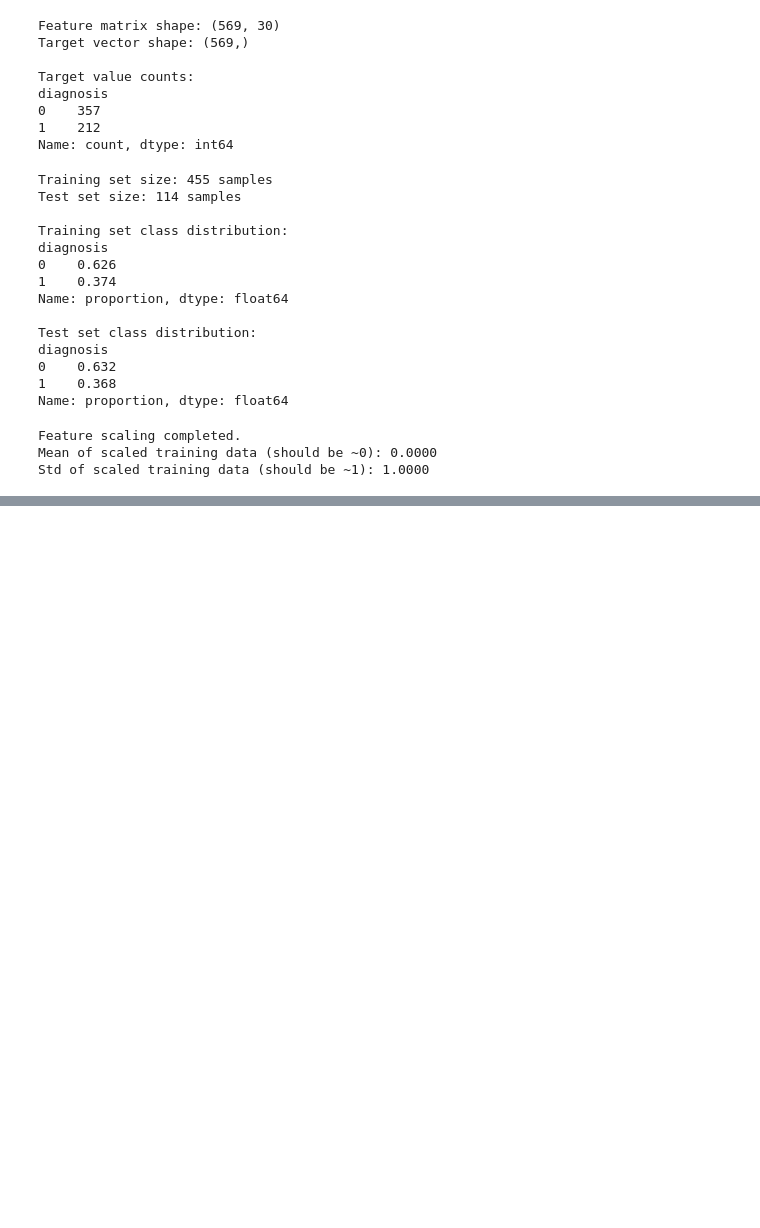
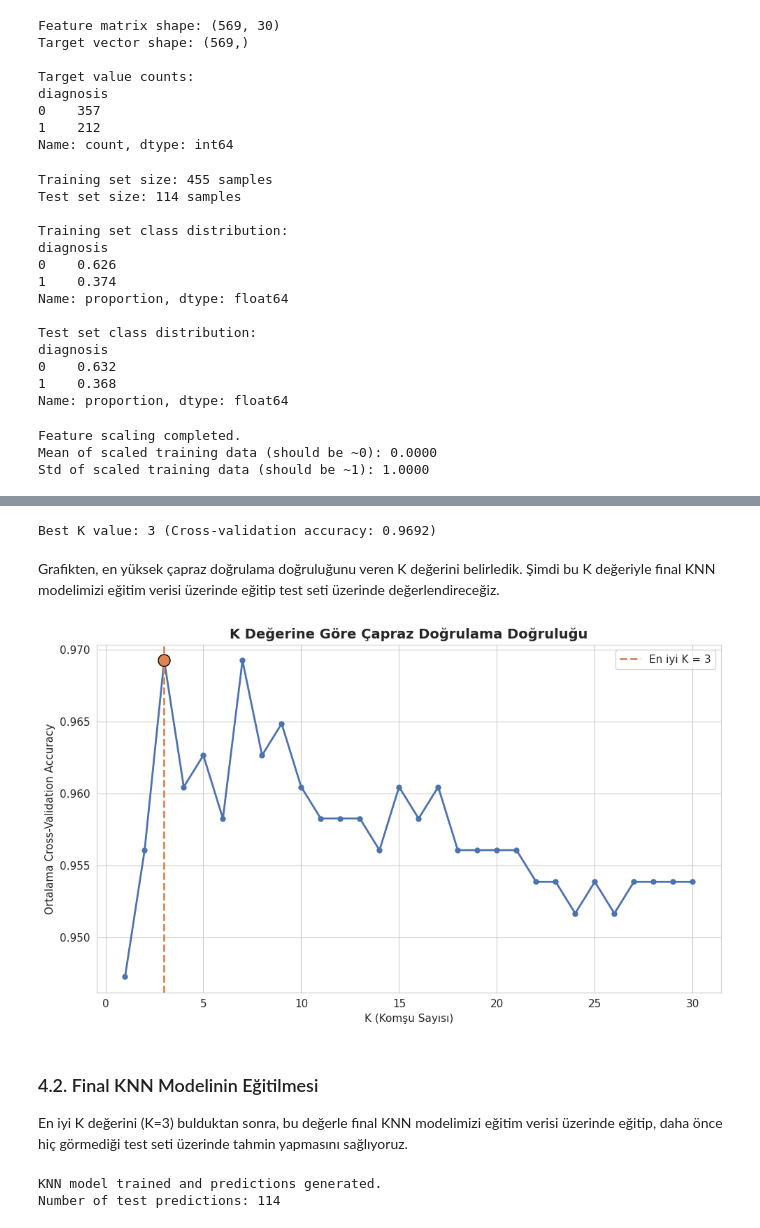
Before and after one commit to serdararici/breast-cancer-knn-svm-classification, a Jupyter notebook: Breast_Cancer_KNN_vs_SVM_HSD_Bootcamp.ipynb, the cells around one changed output, grey strips where cells are left out. Cells and saved outputs as stored; diff of their text form; code cells hidden in the pictures; blank space fills up the shorter version.

Commit message:
Add KNN model: hyperparameter tuning (K selection) and final training

```diff
--- a/Breast_Cancer_KNN_vs_SVM_HSD_Bootcamp.ipynb
+++ b/Breast_Cancer_KNN_vs_SVM_HSD_Bootcamp.ipynb
@@ -356,0 +365,55 @@ Std of scaled training data (should be ~1): 1.0000
+# %%
+# Test K values from 1 to 30 and record cross-validation accuracy for each
+k_values = range(1, 31)
+cv_scores = []
+
+for k in k_values:
+    knn = KNeighborsClassifier(n_neighbors=k)
+    # 5-fold cross-validation on the training set only (test set stays untouched)
+    scores = cross_val_score(knn, X_train_scaled, y_train, cv=5, scoring="accuracy")
+    cv_scores.append(scores.mean())
+
+# Find the best K value (the one with highest average cross-validation accuracy)
+best_k = k_values[np.argmax(cv_scores)]
+best_score = max(cv_scores)
+print(f"Best K value: {best_k} (Cross-validation accuracy: {best_score:.4f})")
+# %% [output]
+Best K value: 3 (Cross-validation accuracy: 0.9692)
+# %% [markdown]
+Grafikten, en yüksek çapraz doğrulama doğruluğunu veren K değerini belirledik. Şimdi bu K değeriyle final KNN modelimizi eğitim verisi üzerinde eğitip test seti üzerinde değerlendireceğiz.
+# %%
+# Plot K value vs cross-validation accuracy
+fig, ax = plt.subplots(figsize=(10, 6))
+ax.plot(k_values, cv_scores, marker="o", linewidth=2, markersize=5, color="#4C72B0")
+ax.axvline(x=best_k, color="#DD8452", linestyle="--", linewidth=2, label=f"En iyi K = {best_k}")
+ax.scatter([best_k], [best_score], color="#DD8452", s=150, zorder=5, edgecolor="black")
+
+ax.set_title("K Değerine Göre Çapraz Doğrulama Doğruluğu", fontsize=14, fontweight="bold")
+ax.set_xlabel("K (Komşu Sayısı)")
+ax.set_ylabel("Ortalama Cross-Validation Accuracy")
+ax.legend()
+plt.tight_layout()
+
+# Save the figure for later use in Medium article and GitHub README
+plt.savefig("knn_k_selection.png", bbox_inches="tight", dpi=150)
+plt.show()
+# %% [output]
+[figure, added]
+# %% [markdown]
+### 4.2. Final KNN Modelinin Eğitilmesi
+
+En iyi K değerini (K=3) bulduktan sonra, bu değerle final KNN modelimizi eğitim verisi üzerinde eğitip, daha önce hiç görmediği test seti üzerinde tahmin yapmasını sağlıyoruz.
+# %%
+# Train the final KNN model using the best K value found above
+knn_model = KNeighborsClassifier(n_neighbors=best_k)
+knn_model.fit(X_train_scaled, y_train)
+
+# Generate predictions on the test set
+knn_pred = knn_model.predict(X_test_scaled)
+knn_pred_proba = knn_model.predict_proba(X_test_scaled)[:, 1]  # probability of being Malignant (class 1)
+
+print("KNN model trained and predictions generated.")
+print(f"Number of test predictions: {len(knn_pred)}")
+# %% [output]
+KNN model trained and predictions generated.
+Number of test predictions: 114
```
Also changed, not shown: parts of 1 cell of this notebook.
